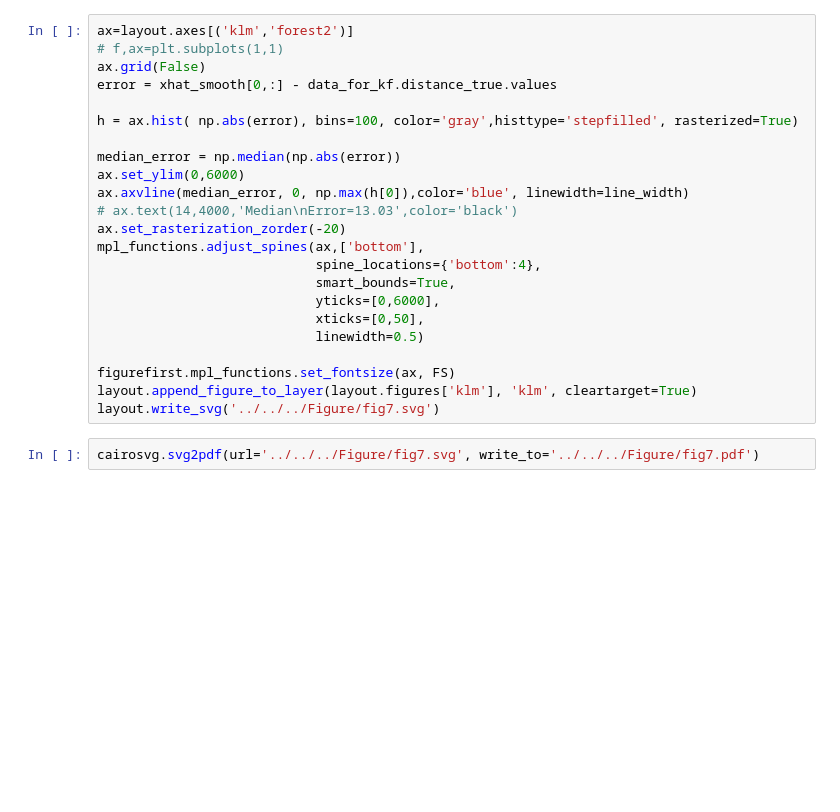
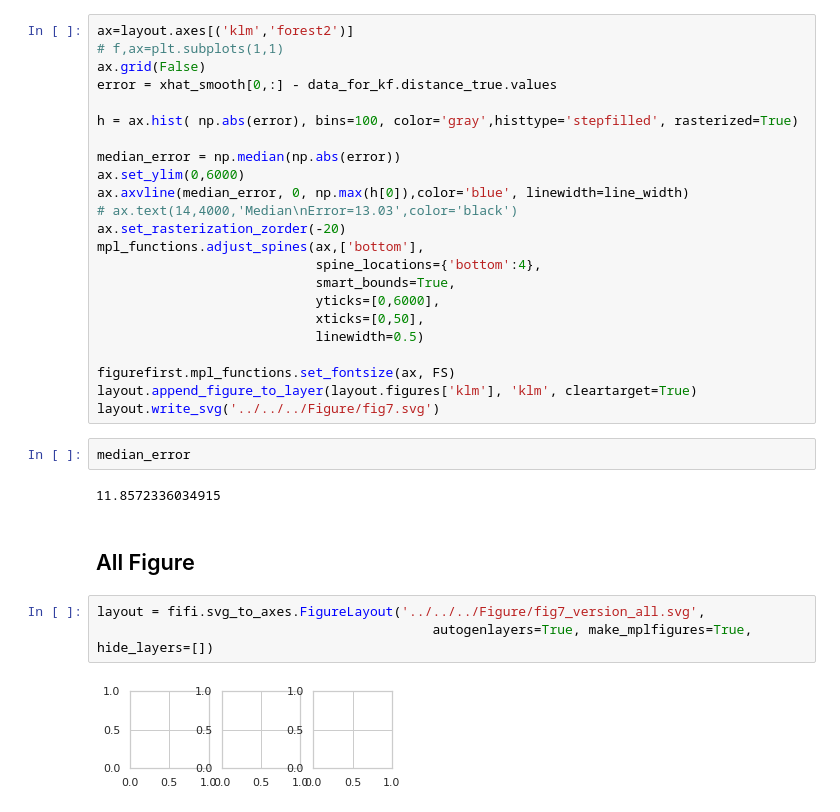
Before and after one commit to arunavanag591/odor_analysis, a Jupyter notebook: data_exploration/figure/figure7.ipynb, the cells around one changed output. Saved outputs shown, nothing was run; the diff lists cells and outputs as text; blank space fills up the shorter version.

```diff
--- a/data_exploration/figure/figure7.ipynb
+++ b/data_exploration/figure/figure7.ipynb
@@ -502,5 +500,14 @@ mpl_functions.adjust_spines(ax,['bottom'],
 figurefirst.mpl_functions.set_fontsize(ax, FS)
 layout.append_figure_to_layer(layout.figures['klm'], 'klm', cleartarget=True)
 layout.write_svg('../../../Figure/fig7.svg')
-# %%
-cairosvg.svg2pdf(url='../../../Figure/fig7.svg', write_to='../../../Figure/fig7.pdf')
+# %%
+median_error
+# %% [output]
+11.8572336034915
+# %% [markdown]
+## All Figure
+# %%
+layout = fifi.svg_to_axes.FigureLayout('../../../Figure/fig7_version_all.svg',
+                                           autogenlayers=True, make_mplfigures=True, hide_layers=[])
+# %% [output]
+[figure, added]
```
Also changed, not shown: parts of 10 cells of this notebook, 3 other files.
